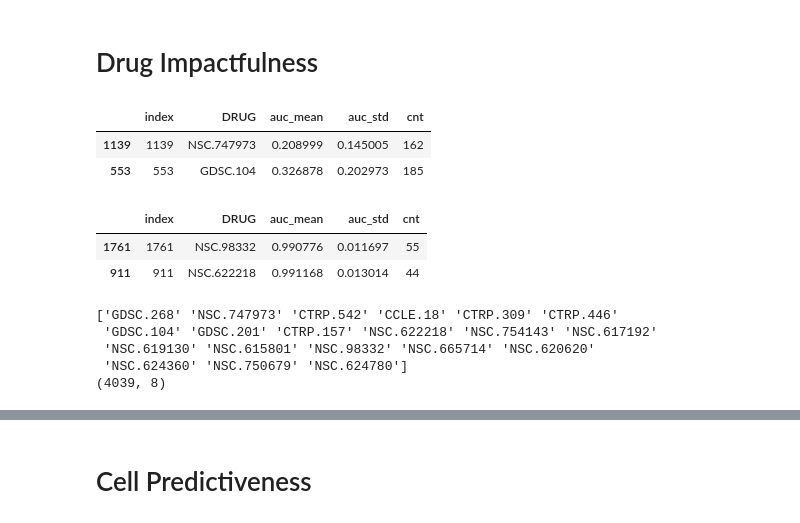
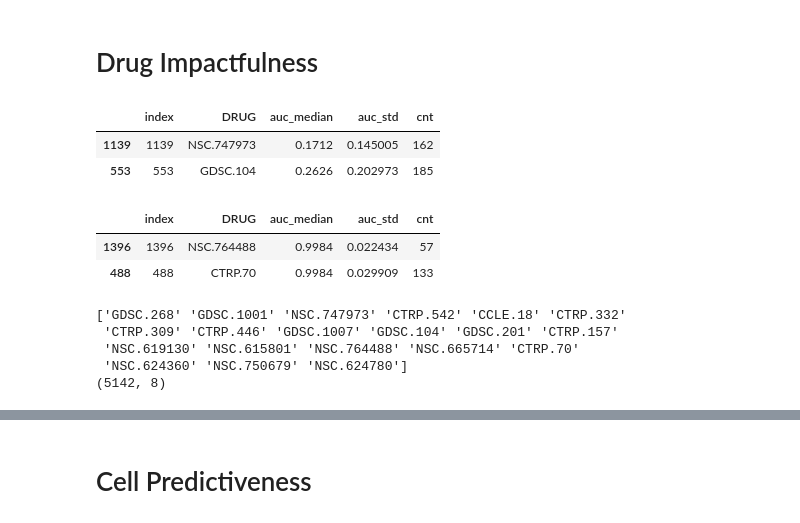
Before and after one commit to adpartin/DrugResponseViz, a Jupyter notebook: notebooks/post_processing.ipynb, the cells around one changed output, grey strips where cells are left out. Drawn from its saved outputs; the diff is of its cells as text; code cells hidden in the pictures.

```diff
--- a/notebooks/post_processing.ipynb
+++ b/notebooks/post_processing.ipynb
@@ -158,4 +164,28 @@ print(rsp.shape)
 # Cell Responsiveness
 
 Are the cell names consistent across sources?
+# %%
+def agg_data_by_dim(df, col_name, dim):
+    """
+    Args:
+        df  :
+        col : 'auc', 'err', etc.
+        dim : either 'CELL' or 'DRUG'
+    """
+    aa = df.copy()
+
+    center_col, center_func = col_name.lower()+'_median', np.median
+    spread_col, spread_func = col_name.lower()+'_std', np.std
+    aa[center_col] = aa[col_name]
+    aa[spread_col] = aa[col_name]
+
+    # aa = aa.groupby([dim]).agg({mean_col: np.mean, std_col: np.std, 'idx': len})
+    if dim=='CELL':
+        # aa = aa.groupby([dim]).agg({center_col: np.mean, std_col: np.std, 'idx': len, 'CTYPE': np.unique})
+        aa = aa.groupby([dim]).agg({center_col: center_func, spread_col: np.std, 'idx': len, 'CTYPE': np.unique})
+    else:
+        aa = aa.groupby([dim]).agg({center_col: center_func, spread_col: np.std, 'idx': len})
+    aa = aa.rename(columns={'idx': 'cnt'})
+    aa = aa.reset_index()
+    return aa
 # %%
@@ -242,37 +280,40 @@ g = sns.catplot(data=tmp_rsp, y='CELL', x='AUC', kind='strip', hue='CTYPE');
 # %% [markdown]
 # Drug Impactfulness
 # %%
-rsp_drug = agg_rsp_by_dim(rsp, dim='DRUG')
+dim='DRUG'
+col_name='AUC'
+rsp_drug = agg_data_by_dim(rsp, col_name=col_name, dim=dim)
 rsp_drug = rsp_drug.reset_index()
 # %%
-# Get the N most responsive cells
+# Get the N most and least impactful drugs
 N = 10
+col = col_name.lower()+'_median'
 
 # Most responsive cells
-most_rsp_drugs = rsp_drug.sort_values('auc_mean', ascending=True)[:N]
+most_rsp_drugs = rsp_drug.sort_values(col, ascending=True)[:N]
 display(most_rsp_drugs[:2])
 
 # Least responsive cells
-least_rsp_drugs = rsp_drug.sort_values('auc_mean', ascending=True)[-N:]
+least_rsp_drugs = rsp_drug.sort_values(col, ascending=True)[-N:]
 display(least_rsp_drugs[:2])
 # %% [output]
-|  | index | DRUG | auc_mean | auc_std | cnt |
-| 1139 | 1139 | NSC.747973 | 0.208999 | 0.145005 | 162 |
-| 553 | 553 | GDSC.104 | 0.326878 | 0.202973 | 185 |
+|  | index | DRUG | auc_median | auc_std | cnt |
+| 1139 | 1139 | NSC.747973 | 0.1712 | 0.145005 | 162 |
+| 553 | 553 | GDSC.104 | 0.2626 | 0.202973 | 185 |
-|  | index | DRUG | auc_mean | auc_std | cnt |
-| 1761 | 1761 | NSC.98332 | 0.990776 | 0.011697 | 55 |
-| 911 | 911 | NSC.622218 | 0.991168 | 0.013014 | 44 |
+|  | index | DRUG | auc_median | auc_std | cnt |
+| 1396 | 1396 | NSC.764488 | 0.9984 | 0.022434 | 57 |
+| 488 | 488 | CTRP.70 | 0.9984 | 0.029909 | 133 |
 # %%
-# Agg most and least responsive cells
-d_names = most_rsp_drugs['DRUG'].tolist()
-d_names.extend( least_rsp_drugs['DRUG'].tolist() )
+# Agg most and least impactful drugs
+names = most_rsp_drugs[dim].tolist()
+names.extend( least_rsp_drugs[dim].tolist() )
 
-tmp_rsp = rsp[ rsp['DRUG'].isin(d_names) ].copy()
-print(tmp_rsp['DRUG'].unique())
+tmp_rsp = rsp[ rsp[dim].isin(names) ].copy()
+print(tmp_rsp[dim].unique())
 print(tmp_rsp.shape)
 # %% [output]
-['GDSC.268' 'NSC.747973' 'CTRP.542' 'CCLE.18' 'CTRP.309' 'CTRP.446'
- 'GDSC.104' 'GDSC.201' 'CTRP.157' 'NSC.622218' 'NSC.754143' 'NSC.617192'
- 'NSC.619130' 'NSC.615801' 'NSC.98332' 'NSC.665714' 'NSC.620620'
+['GDSC.268' 'GDSC.1001' 'NSC.747973' 'CTRP.542' 'CCLE.18' 'CTRP.332'
+ 'CTRP.309' 'CTRP.446' 'GDSC.1007' 'GDSC.104' 'GDSC.201' 'CTRP.157'
+ 'NSC.619130' 'NSC.615801' 'NSC.764488' 'NSC.665714' 'CTRP.70'
  'NSC.624360' 'NSC.750679' 'NSC.624780']
-(4039, 8)
+(5142, 8)
```
Also changed, not shown: parts of 30 cells of this notebook, 3 other files.
